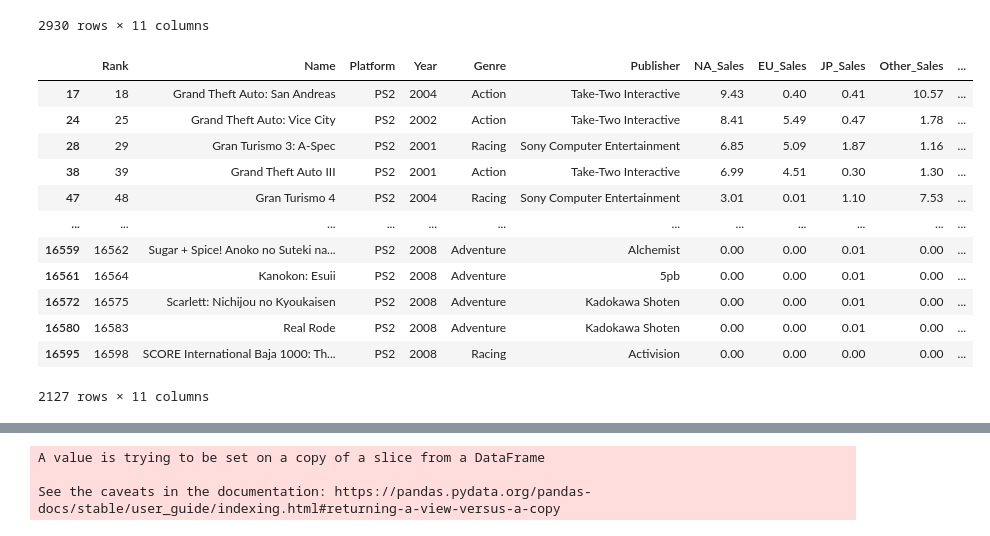
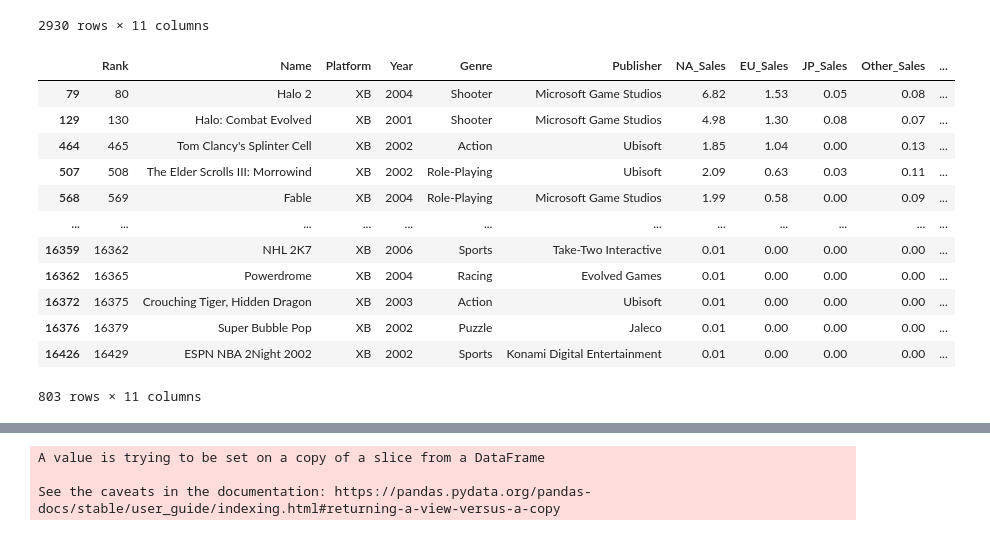
Before and after one commit to hermeson883/Big_Data_Work, a Jupyter notebook: Games_sales.ipynb, the cells around one changed output, grey strips where cells are left out. Saved outputs shown, nothing was run; the diff lists cells and outputs as text; code cells hidden in the pictures.

```diff
--- a/Games_sales.ipynb
+++ b/Games_sales.ipynb
@@ -595,21 +583,21 @@ ps2_xbox360
 # %%
 ps2=ps2_xbox360.loc[ps2_xbox360['Platform'] == 'PS2']
 xb = ps2_xbox360.loc[ps2_xbox360['Platform'] == 'XB']
-ps2
+xb
 # %% [output]
 |  | Rank | Name | Platform | Year | Genre | Publisher | NA_Sales | EU_Sales | JP_Sales | Other_Sales | ... |
-| 17 | 18 | Grand Theft Auto: San Andreas | PS2 | 2004 | Action | Take-Two Interactive | 9.43 | 0.40 | 0.41 | 10.57 | ... |
-| 24 | 25 | Grand Theft Auto: Vice City | PS2 | 2002 | Action | Take-Two Interactive | 8.41 | 5.49 | 0.47 | 1.78 | ... |
-| 28 | 29 | Gran Turismo 3: A-Spec | PS2 | 2001 | Racing | Sony Computer Entertainment | 6.85 | 5.09 | 1.87 | 1.16 | ... |
-| 38 | 39 | Grand Theft Auto III | PS2 | 2001 | Action | Take-Two Interactive | 6.99 | 4.51 | 0.30 | 1.30 | ... |
-| 47 | 48 | Gran Turismo 4 | PS2 | 2004 | Racing | Sony Computer Entertainment | 3.01 | 0.01 | 1.10 | 7.53 | ... |
+| 79 | 80 | Halo 2 | XB | 2004 | Shooter | Microsoft Game Studios | 6.82 | 1.53 | 0.05 | 0.08 | ... |
+| 129 | 130 | Halo: Combat Evolved | XB | 2001 | Shooter | Microsoft Game Studios | 4.98 | 1.30 | 0.08 | 0.07 | ... |
+| 464 | 465 | Tom Clancy's Splinter Cell | XB | 2002 | Action | Ubisoft | 1.85 | 1.04 | 0.00 | 0.13 | ... |
+| 507 | 508 | The Elder Scrolls III: Morrowind | XB | 2002 | Role-Playing | Ubisoft | 2.09 | 0.63 | 0.03 | 0.11 | ... |
+| 568 | 569 | Fable | XB | 2004 | Role-Playing | Microsoft Game Studios | 1.99 | 0.58 | 0.00 | 0.09 | ... |
 | ... | ... | ... | ... | ... | ... | ... | ... | ... | ... | ... | ... |
-| 16559 | 16562 | Sugar + Spice! Anoko no Suteki na... | PS2 | 2008 | Adventure | Alchemist | 0.00 | 0.00 | 0.01 | 0.00 | ... |
-| 16561 | 16564 | Kanokon: Esuii | PS2 | 2008 | Adventure | 5pb | 0.00 | 0.00 | 0.01 | 0.00 | ... |
-| 16572 | 16575 | Scarlett: Nichijou no Kyoukaisen | PS2 | 2008 | Adventure | Kadokawa Shoten | 0.00 | 0.00 | 0.01 | 0.00 | ... |
-| 16580 | 16583 | Real Rode | PS2 | 2008 | Adventure | Kadokawa Shoten | 0.00 | 0.00 | 0.01 | 0.00 | ... |
-| 16595 | 16598 | SCORE International Baja 1000: Th... | PS2 | 2008 | Racing | Activision | 0.00 | 0.00 | 0.00 | 0.00 | ... |
+| 16359 | 16362 | NHL 2K7 | XB | 2006 | Sports | Take-Two Interactive | 0.01 | 0.00 | 0.00 | 0.00 | ... |
+| 16362 | 16365 | Powerdrome | XB | 2004 | Racing | Evolved Games | 0.01 | 0.00 | 0.00 | 0.00 | ... |
+| 16372 | 16375 | Crouching Tiger, Hidden Dragon | XB | 2003 | Action | Ubisoft | 0.01 | 0.00 | 0.00 | 0.00 | ... |
+| 16376 | 16379 | Super Bubble Pop | XB | 2002 | Puzzle | Jaleco | 0.01 | 0.00 | 0.00 | 0.00 | ... |
+| 16426 | 16429 | ESPN NBA 2Night 2002 | XB | 2002 | Sports | Konami Digital Entertainment | 0.01 | 0.00 | 0.00 | 0.00 | ... |
-2127 rows × 11 columns
+803 rows × 11 columns
 # %%
 fig = px.histogram(ps2.head(10), x = 'Global_Sales', y = 'Name', orientation='h', color='Name', title='Top 10 jogos mais vendidos do ps2')
 fig.update_layout(bargap=0.5,
```
Also changed, not shown: parts of 41 cells of this notebook.
